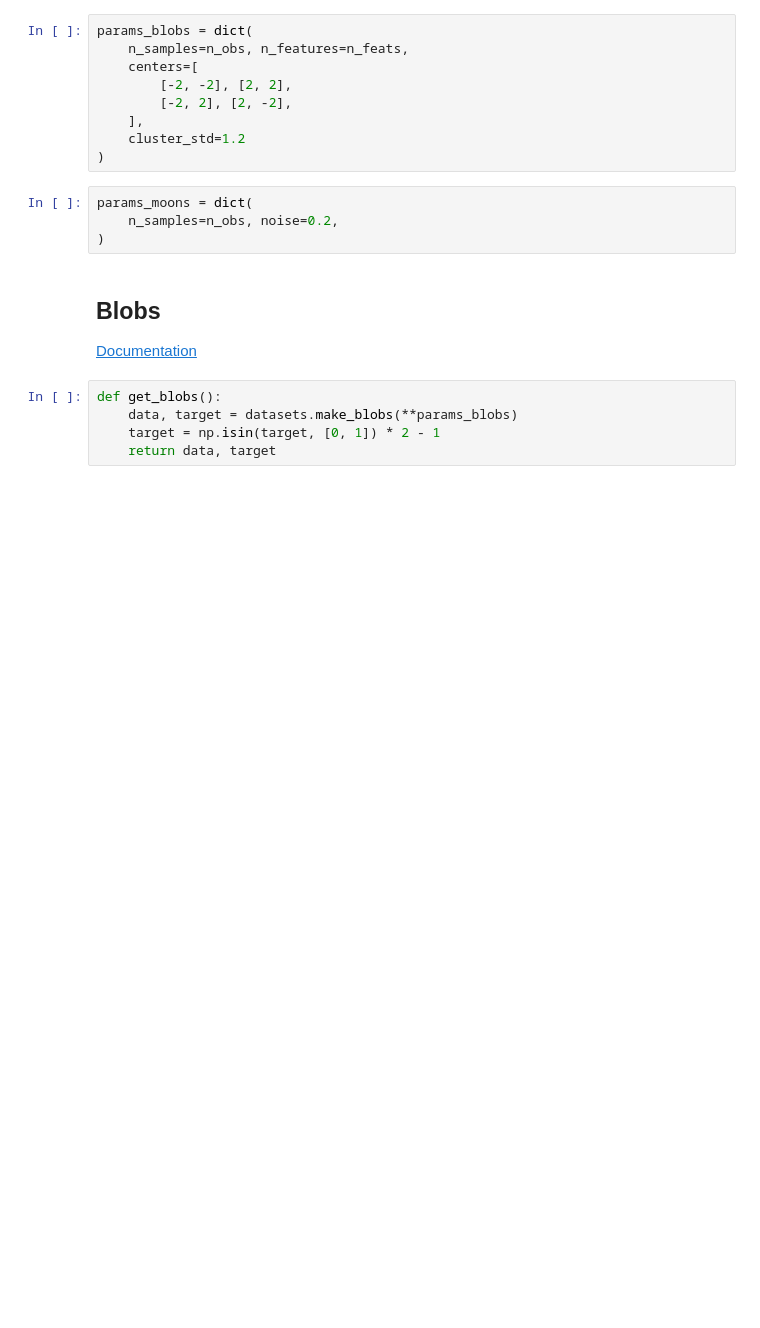
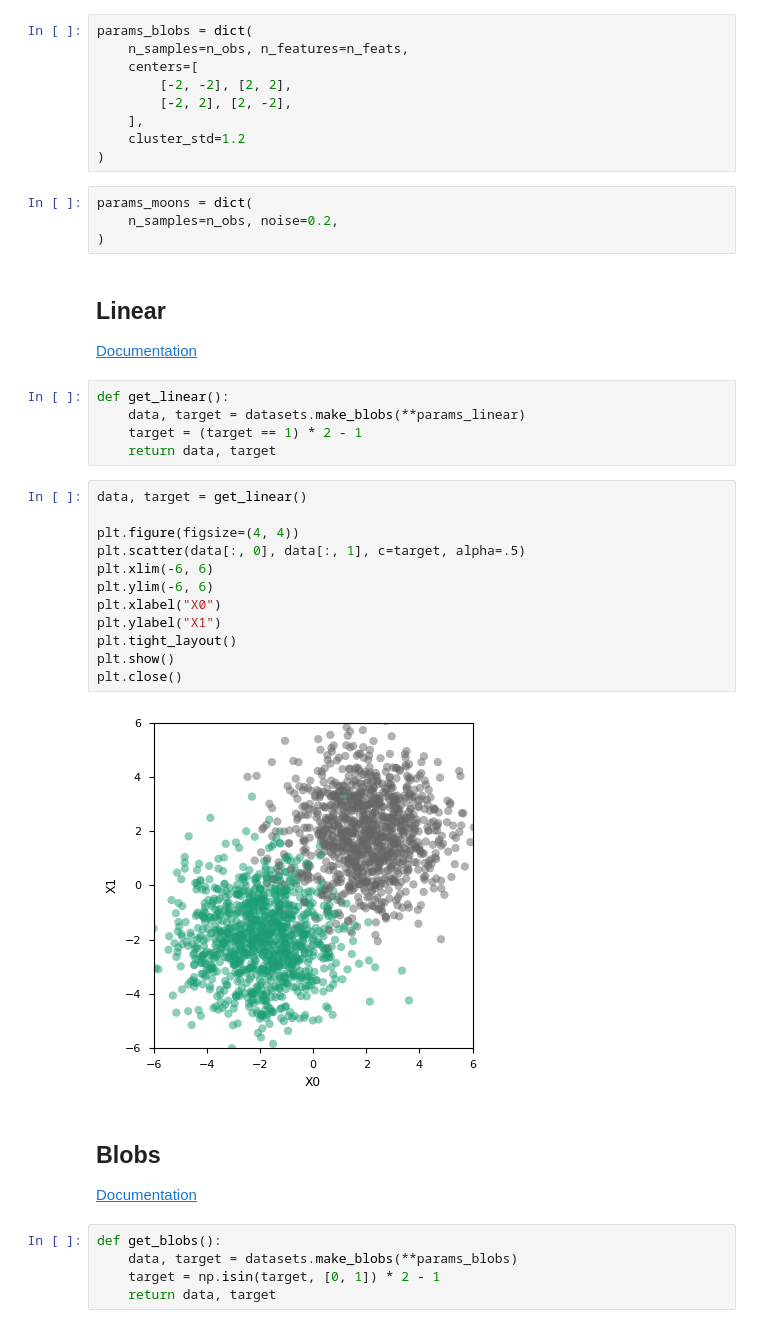
Before and after one commit to vmgustavo/202202-UFMG-RNA, a Jupyter notebook: paper01/main.ipynb, the cells around one changed output. Drawn from its saved outputs; the diff is of its cells as text; blank space fills up the shorter version.

```diff
--- a/paper01/main.ipynb
+++ b/paper01/main.ipynb
@@ -29,6 +38,28 @@ params_blobs = dict(
 params_moons = dict(
     n_samples=n_obs, noise=0.2,
 )
+# %% [markdown]
+## Linear
+[Documentation](https://scikit-learn.org/stable/modules/generated/sklearn.datasets.make_blobs.html)
+# %%
+def get_linear():
+    data, target = datasets.make_blobs(**params_linear)
+    target = (target == 1) * 2 - 1
+    return data, target
+# %%
+data, target = get_linear()
+
+plt.figure(figsize=(4, 4))
+plt.scatter(data[:, 0], data[:, 1], c=target, alpha=.5)
+plt.xlim(-6, 6)
+plt.ylim(-6, 6)
+plt.xlabel("X0")
+plt.ylabel("X1")
+plt.tight_layout()
+plt.show()
+plt.close()
+# %% [output]
+[figure, added]
 # %% [markdown]
 ## Blobs
 [Documentation](https://scikit-learn.org/stable/modules/generated/sklearn.datasets.make_blobs.html)
```
Also changed, not shown: parts of 33 cells of this notebook.
